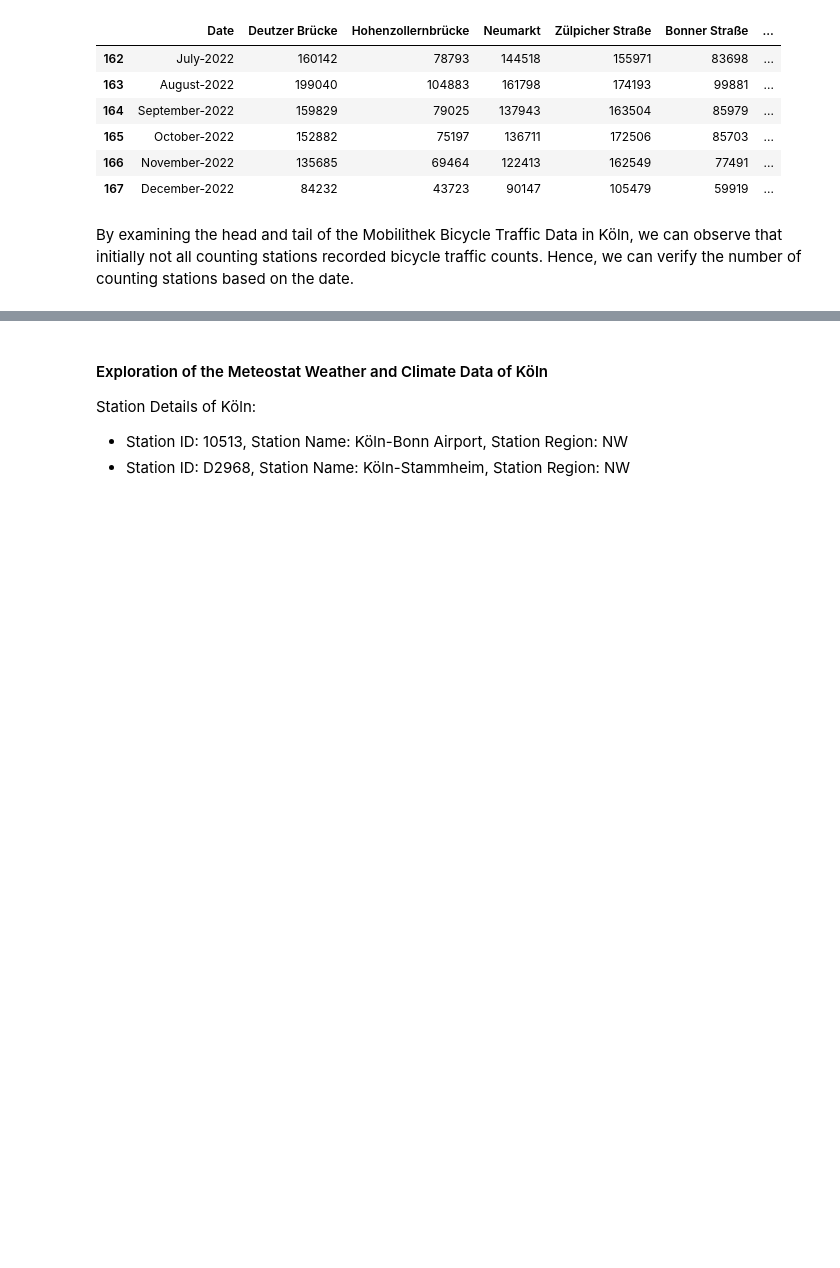
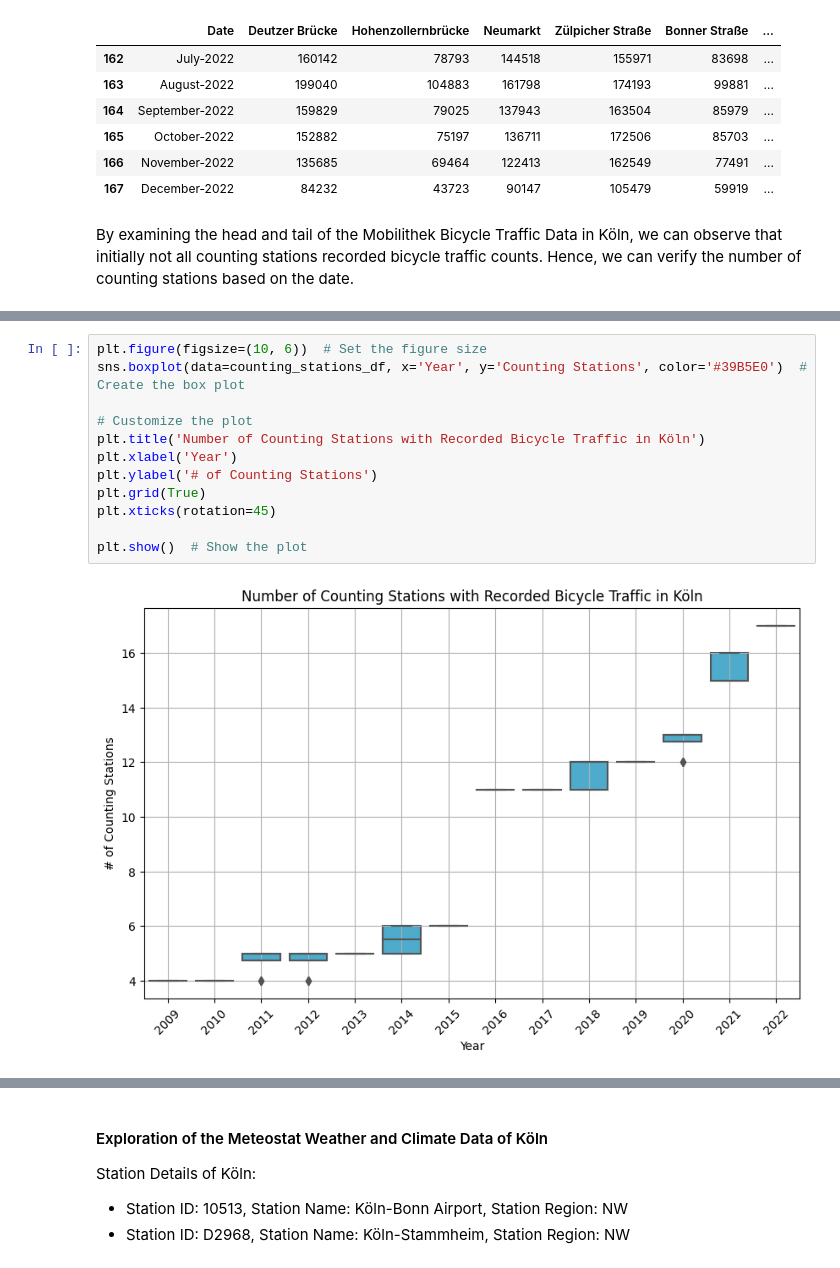
Before and after one commit to sujitdebnath/fau-data-engineering-ss23, a Jupyter notebook: project/report.ipynb, the cells around one changed output, grey strips where cells are left out. Saved outputs shown, nothing was run; the diff lists cells and outputs as text; blank space fills up the shorter version.

Commit message:
Added zero vs nonzero by station plot and convert matplotlib plots to seaborn plots

```diff
--- a/project/report.ipynb
+++ b/project/report.ipynb
@@ -218,2 +216,16 @@ plt.show()
 # %% [output]
 [figure]
+# %%
+plt.figure(figsize=(10, 6))  # Set the figure size
+sns.boxplot(data=counting_stations_df, x='Year', y='Counting Stations', color='#39B5E0')  # Create the box plot
+
+# Customize the plot
+plt.title('Number of Counting Stations with Recorded Bicycle Traffic in Köln')
+plt.xlabel('Year')
+plt.ylabel('# of Counting Stations')
+plt.grid(True)
+plt.xticks(rotation=45)
+
+plt.show()  # Show the plot
+# %% [output]
+[figure, added]
```
Also changed, not shown: parts of 8 cells of this notebook, 1 other file.
